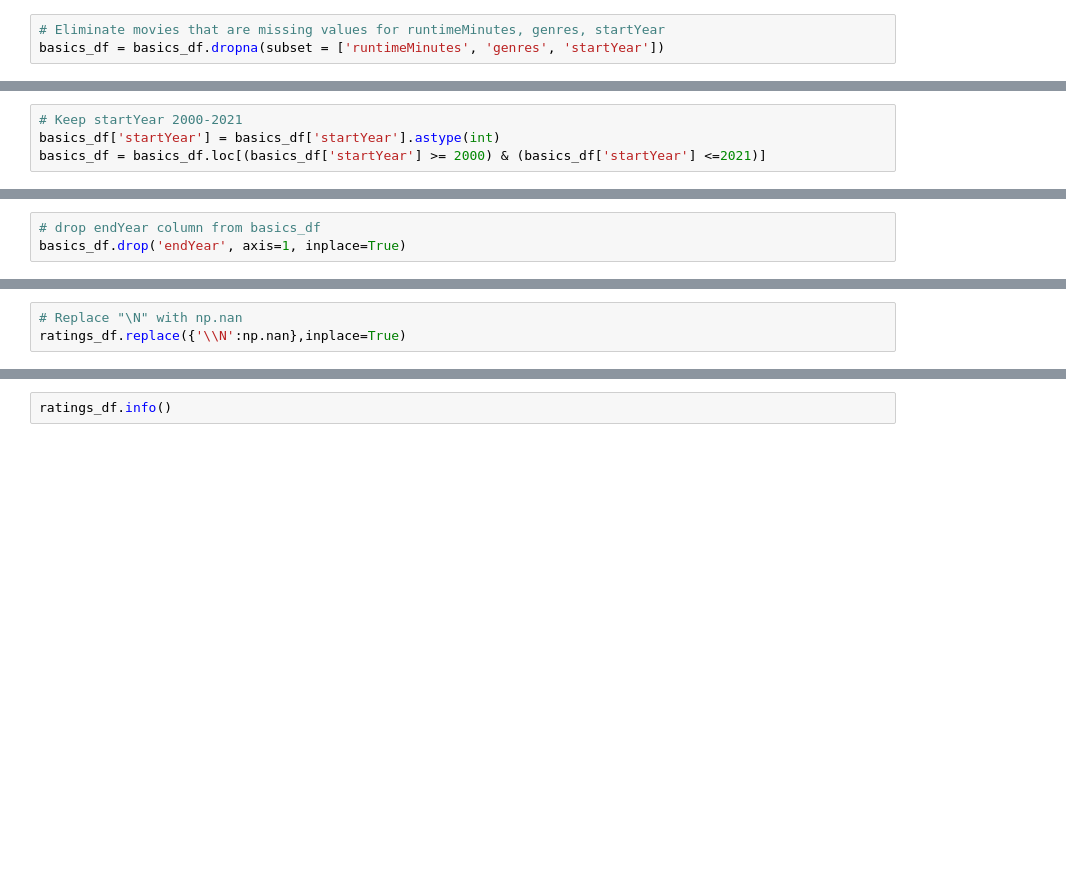
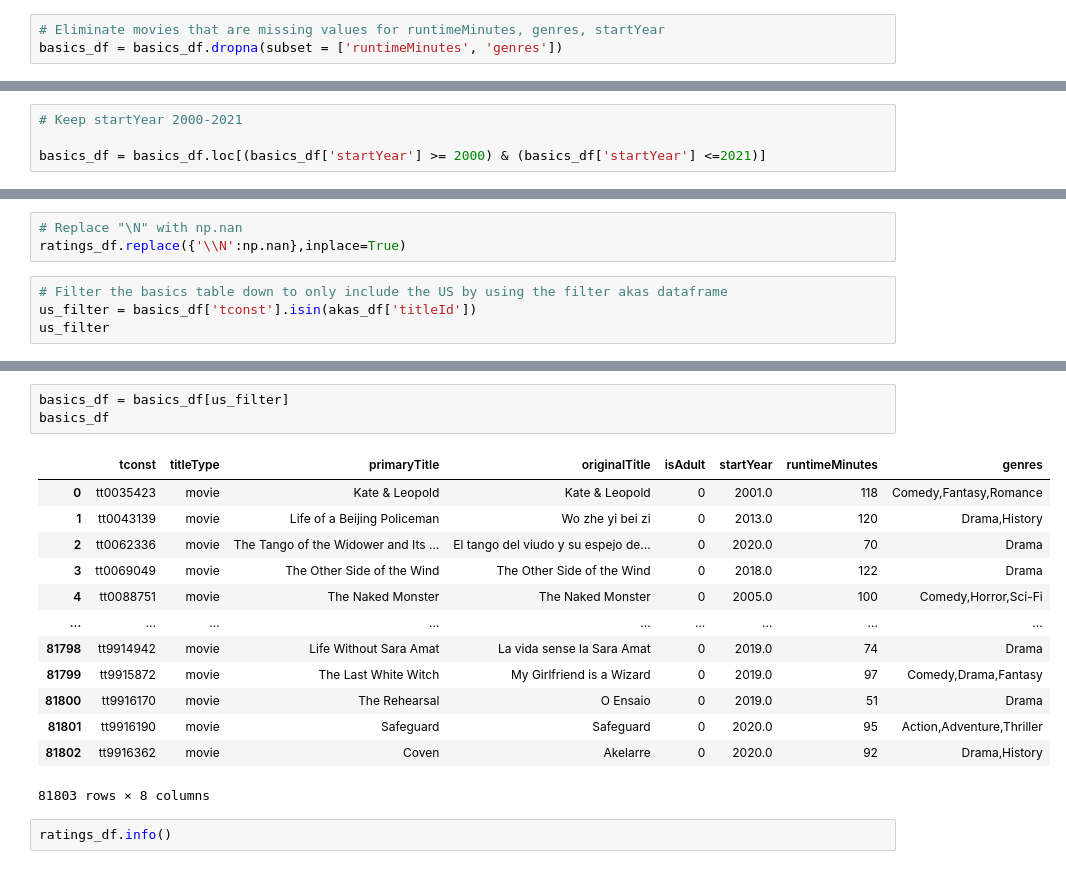
Before and after one commit to Mhoover41/Data-Enrichment-Project-3, a Jupyter notebook: IMBD Project Part 1.ipynb, the cells around one changed output, grey strips where cells are left out. Saved outputs shown, nothing was run; the diff lists cells and outputs as text; blank space fills up the shorter version.

```diff
--- a/IMBD Project Part 1.ipynb
+++ b/IMBD Project Part 1.ipynb
@@ -139,13 +160,13 @@ basics_df.head()
 basics_df.replace({'\\N':np.nan},inplace=True)
 # %%
 # Eliminate movies that are missing values for runtimeMinutes, genres, startYear
-basics_df = basics_df.dropna(subset = ['runtimeMinutes', 'genres', 'startYear'])
+basics_df = basics_df.dropna(subset = ['runtimeMinutes', 'genres'])
 # %%
 # Keep titleType movie
 basics_df = basics_df.loc[basics_df['titleType'] == 'movie']
 # %%
 # Keep startYear 2000-2021
-basics_df['startYear'] = basics_df['startYear'].astype(int)
+
 basics_df = basics_df.loc[(basics_df['startYear'] >= 2000) & (basics_df['startYear'] <=2021)]
 # %%
 basics_df['startYear'].value_counts()
@@ -171,6 +192,3 @@ Name: startYear, dtype: int64
 # Eliminate movies that include "Documentary" in genre
 documentary_filter = basics_df['genres'].str.contains('documentary', case=False)
 basics_df = basics_df[~documentary_filter]
-# %%
-# drop endYear column from basics_df
-basics_df.drop('endYear', axis=1, inplace=True)
@@ -235,3 +253,7 @@ ratings_df.head()
 # %%
 # Replace "\N" with np.nan
 ratings_df.replace({'\\N':np.nan},inplace=True)
+# %%
+# Filter the basics table down to only include the US by using the filter akas dataframe
+us_filter = basics_df['tconst'].isin(akas_df['titleId'])
+us_filter
@@ -238,3 +273,20 @@ ratings_df.replace({'\\N':np.nan},inplace=True)
+# %%
+basics_df = basics_df[us_filter]
+basics_df
+# %% [output]
+|  | tconst | titleType | primaryTitle | originalTitle | isAdult | startYear | runtimeMinutes | genres |
+| 0 | tt0035423 | movie | Kate & Leopold | Kate & Leopold | 0 | 2001.0 | 118 | Comedy,Fantasy,Romance |
+| 1 | tt0043139 | movie | Life of a Beijing Policeman | Wo zhe yi bei zi | 0 | 2013.0 | 120 | Drama,History |
+| 2 | tt0062336 | movie | The Tango of the Widower and Its ... | El tango del viudo y su espejo de... | 0 | 2020.0 | 70 | Drama |
+| 3 | tt0069049 | movie | The Other Side of the Wind | The Other Side of the Wind | 0 | 2018.0 | 122 | Drama |
+| 4 | tt0088751 | movie | The Naked Monster | The Naked Monster | 0 | 2005.0 | 100 | Comedy,Horror,Sci-Fi |
+| ... | ... | ... | ... | ... | ... | ... | ... | ... |
+| 81798 | tt9914942 | movie | Life Without Sara Amat | La vida sense la Sara Amat | 0 | 2019.0 | 74 | Drama |
+| 81799 | tt9915872 | movie | The Last White Witch | My Girlfriend is a Wizard | 0 | 2019.0 | 97 | Comedy,Drama,Fantasy |
+| 81800 | tt9916170 | movie | The Rehearsal | O Ensaio | 0 | 2019.0 | 51 | Drama |
+| 81801 | tt9916190 | movie | Safeguard | Safeguard | 0 | 2020.0 | 95 | Action,Adventure,Thriller |
+| 81802 | tt9916362 | movie | Coven | Akelarre | 0 | 2020.0 | 92 | Drama,History |
+81803 rows × 8 columns
 # %%
 ratings_df.info()
 # %% [output]
```
Also changed, not shown: parts of 14 cells of this notebook, 2 other files.
